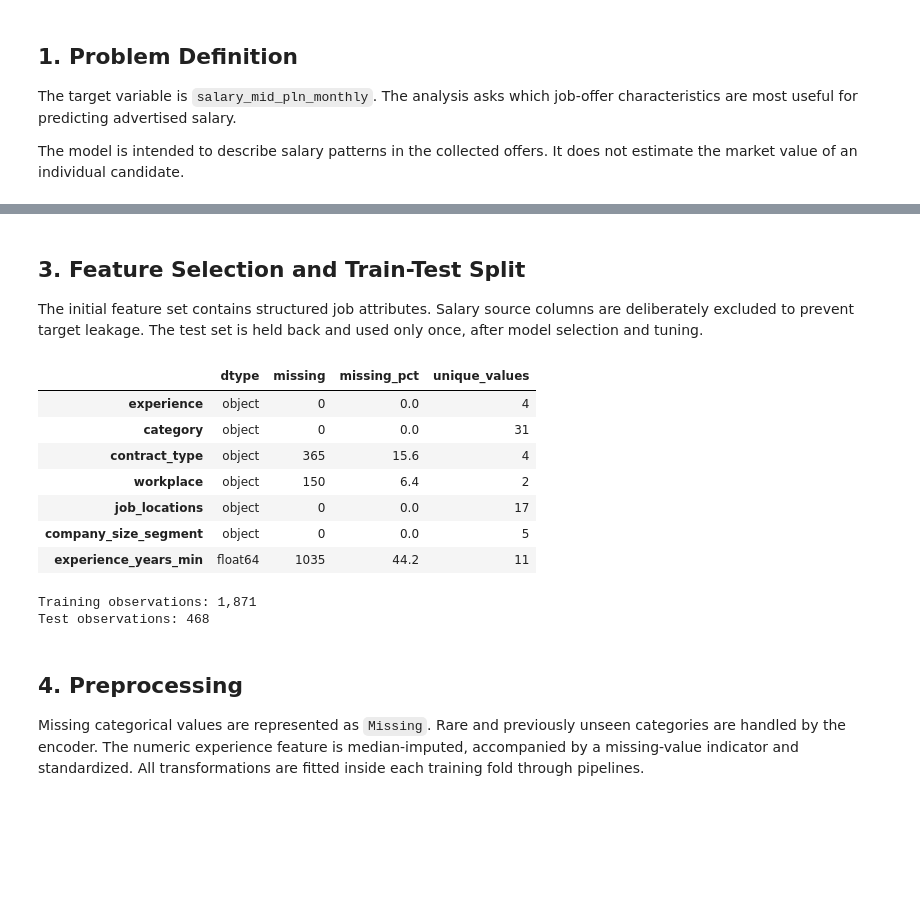
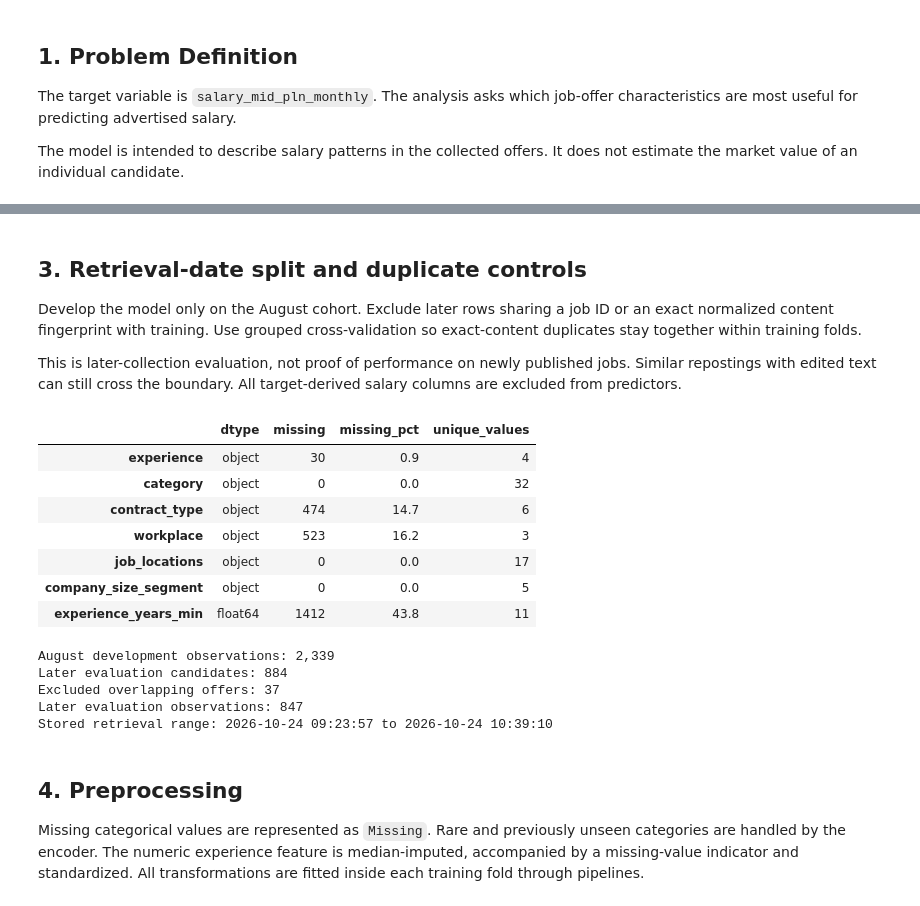
Before and after one commit to MateuszWojno/job_market_intelligence, a Jupyter notebook: notebooks/Modeling.ipynb, the cells around one changed output, grey strips where cells are left out. Cells and saved outputs as stored; diff of their text form; code cells hidden in the pictures; blank space fills up the shorter version.

```diff
--- a/notebooks/Modeling.ipynb
+++ b/notebooks/Modeling.ipynb
@@ -68,57 +145,96 @@ assert model_df["salary_mid_pln_monthly"].notna().all()
 assert model_df["salary_mid_pln_monthly"].between(5_000, 100_000).all()
 assert model_df["job_id"].is_unique
 # %% [markdown]
-## 3. Feature Selection and Train-Test Split
+## 3. Retrieval-date split and duplicate controls
 
-The initial feature set contains structured job attributes. Salary source
-columns are deliberately excluded to prevent target leakage. The test set is
-held back and used only once, after model selection and tuning.
+Develop the model only on the August cohort. Exclude later rows sharing a job ID or an exact normalized content fingerprint with training. Use grouped cross-validation so exact-content duplicates stay together within training folds.
+
+This is later-collection evaluation, not proof of performance on newly published jobs. Similar repostings with edited text can still cross the boundary. All target-derived salary columns are excluded from predictors.
 # %%
 target = "salary_mid_pln_monthly"
 categorical_features = [
     "experience",
     "category",
     "contract_type",
     "workplace",
     "job_locations",
     "company_size_segment",
 ]
 numeric_features = ["experience_years_min"]
 feature_columns = categorical_features + numeric_features
 
 X = model_df[feature_columns].copy()
+X[categorical_features] = X[categorical_features].where(X[categorical_features].notna(), np.nan)
+X[numeric_features] = X[numeric_features].apply(pd.to_numeric, errors="raise")
 y = model_df[target].copy()
 
 feature_quality = pd.DataFrame({
     "dtype": X.dtypes.astype(str),
     "missing": X.isna().sum(),
     "missing_pct": (X.isna().mean() * 100).round(1),
     "unique_values": X.nunique(dropna=True),
 })
 feature_quality
 # %% [output]
 |  | dtype | missing | missing_pct | unique_values |
-| experience | object | 0 | 0.0 | 4 |
-| category | object | 0 | 0.0 | 31 |
-| contract_type | object | 365 | 15.6 | 4 |
-| workplace | object | 150 | 6.4 | 2 |
+| experience | object | 30 | 0.9 | 4 |
+| category | object | 0 | 0.0 | 32 |
+| contract_type | object | 474 | 14.7 | 6 |
+| workplace | object | 523 | 16.2 | 3 |
 | job_locations | object | 0 | 0.0 | 17 |
 | company_size_segment | object | 0 | 0.0 | 5 |
-| experience_years_min | float64 | 1035 | 44.2 | 11 |
+| experience_years_min | float64 | 1412 | 43.8 | 11 |
 # %%
-X_train, X_test, y_train, y_test = train_test_split(
-    X,
-    y,
-    test_size=0.2,
-    random_state=42,
+if pd.Timestamp(EVALUATION_START) < pd.Timestamp(TRAIN_END):
+    raise ValueError("Evaluation must start at or after the exclusive training cutoff.")
+train_mask = model_df["scraped_at"].ge(TRAIN_START) & model_df["scraped_at"].lt(TRAIN_END)
+eval_mask = model_df["scraped_at"].ge(EVALUATION_START)
+if EVALUATION_END is not None:
+    if pd.Timestamp(EVALUATION_END) <= pd.Timestamp(EVALUATION_START):
+        raise ValueError("Evaluation end must be after its start.")
+    eval_mask &= model_df["scraped_at"].lt(EVALUATION_END)
+
+training_rows = model_df.loc[train_mask].copy()
+bundle = None if RUN_TRAINING else joblib.load(BUNDLE_PATH)
+if bundle is not None:
+    if bundle["metadata"]["sklearn_version"] != sklearn.__version__:
+        raise RuntimeError("Use the scikit-learn version recorded in the model metadata.")
+    if (bundle["metadata"]["train_start"], bundle["metadata"]["train_end"]) != (TRAIN_START, TRAIN_END):
+        raise ValueError("Training cutoffs differ from the saved model.")
+    training_ids = set(bundle["metadata"]["training_job_ids"])
+    training_groups = set(bundle["metadata"]["training_content_groups"])
+else:
+    if training_rows.empty:
+        raise ValueError("No August observations available for training.")
+    training_ids = set(training_rows["job_id"])
+    training_groups = set(training_rows["content_group"])
+
+evaluation_candidates = model_df.loc[eval_mask]
+overlap = (
+    evaluation_candidates["job_id"].isin(training_ids)
+    | evaluation_candidates["content_group"].isin(training_groups)
 )
+evaluation_rows = evaluation_candidates.loc[~overlap].copy()
+if len(evaluation_rows) < 2:
+    raise ValueError("At least two non-overlapping evaluation offers are required.")
 
-assert set(X_train.index).isdisjoint(X_test.index)
-print(f"Training observations: {len(X_train):,}")
-print(f"Test observations: {len(X_test):,}")
+X_train, y_train = X.loc[training_rows.index], y.loc[training_rows.index]
+X_test, y_test = X.loc[evaluation_rows.index], y.loc[evaluation_rows.index]
+train_groups = training_rows["content_group"]
+if RUN_TRAINING and train_groups.nunique() < 5:
+    raise ValueError("At least five independent content groups are needed for CV.")
+
+print(f"August development observations: {len(training_rows):,}")
+print(f"Later evaluation candidates: {len(evaluation_candidates):,}")
+print(f"Excluded overlapping offers: {int(overlap.sum()):,}")
+print(f"Later evaluation observations: {len(evaluation_rows):,}")
+print("Stored retrieval range:", evaluation_rows["scraped_at"].min(), "to", evaluation_rows["scraped_at"].max())
 # %% [output]
-Training observations: 1,871
-Test observations: 468
+August development observations: 2,339
+Later evaluation candidates: 884
+Excluded overlapping offers: 37
+Later evaluation observations: 847
+Stored retrieval range: 2026-10-24 09:23:57 to 2026-10-24 10:39:10
 # %% [markdown]
 ## 4. Preprocessing
 
```
Also changed, not shown: parts of 28 cells of this notebook, 3 other files.
